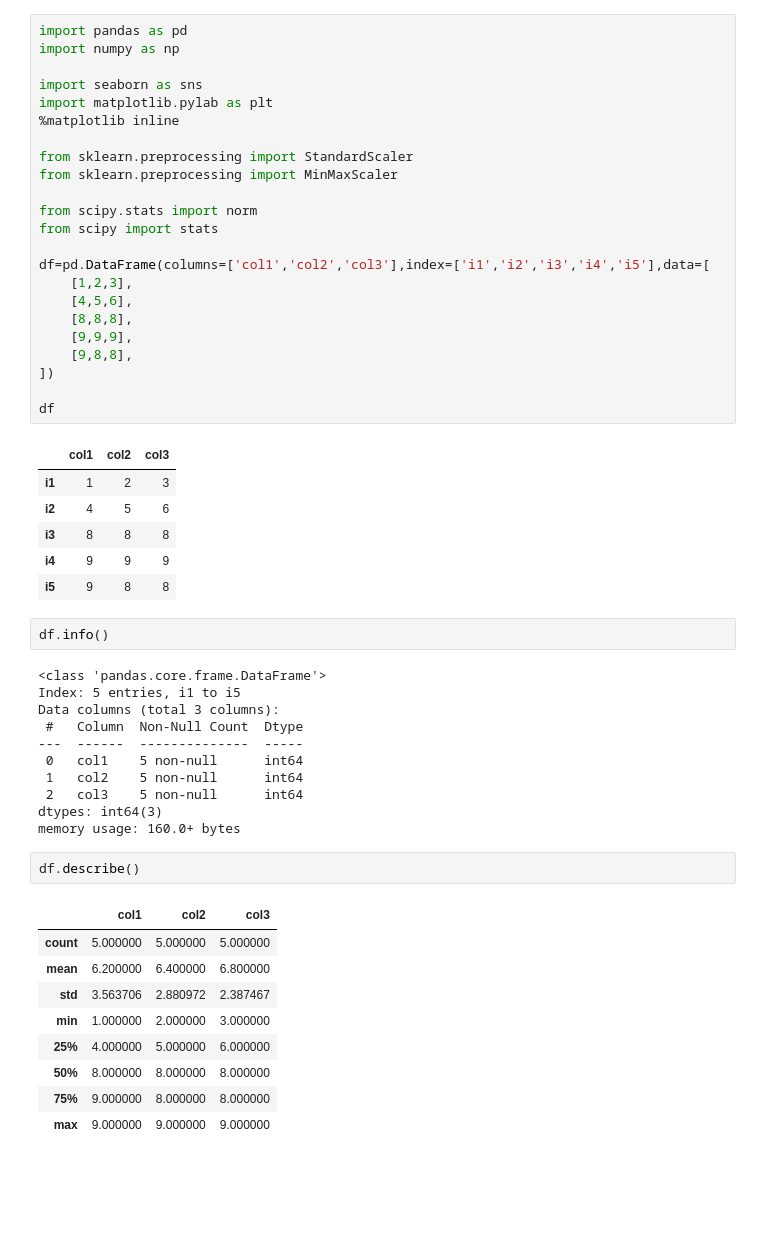
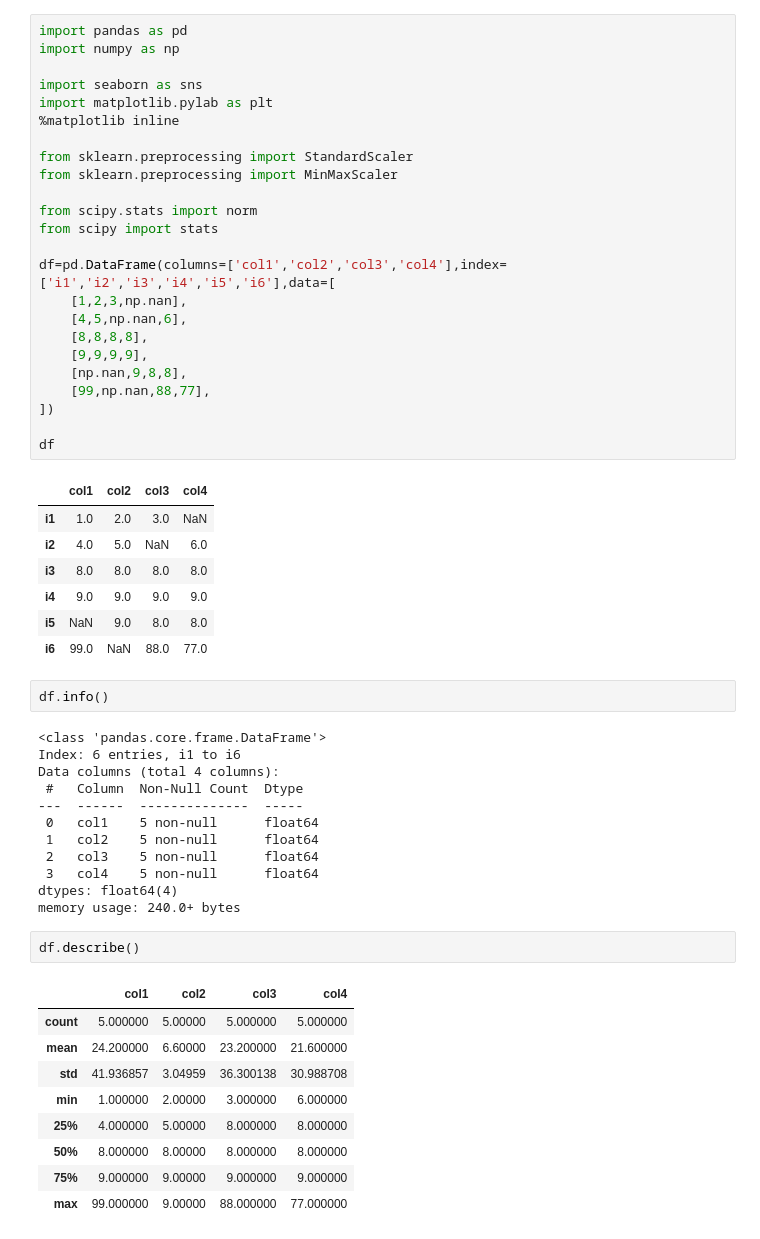
Before and after one commit to Fynn7/Machine-Learning, a Jupyter notebook: essential_note.ipynb, the cells around one changed output. Saved outputs shown, nothing was run; the diff lists cells and outputs as text; blank space fills up the shorter version.

```diff
--- a/essential_note.ipynb
+++ b/essential_note.ipynb
@@ -1,56 +10,59 @@
 # %%
 import pandas as pd
 import numpy as np
 
 import seaborn as sns
 import matplotlib.pylab as plt
 %matplotlib inline
 
 from sklearn.preprocessing import StandardScaler
 from sklearn.preprocessing import MinMaxScaler
 
 from scipy.stats import norm
 from scipy import stats
 
-df=pd.DataFrame(columns=['col1','col2','col3'],index=['i1','i2','i3','i4','i5'],data=[
-    [1,2,3],
-    [4,5,6],
-    [8,8,8],
-    [9,9,9],
-    [9,8,8],
+df=pd.DataFrame(columns=['col1','col2','col3','col4'],index=['i1','i2','i3','i4','i5','i6'],data=[
+    [1,2,3,np.nan],
+    [4,5,np.nan,6],
+    [8,8,8,8],
+    [9,9,9,9],
+    [np.nan,9,8,8],
+    [99,np.nan,88,77],
 ])
 
 df
 # %% [output]
-|  | col1 | col2 | col3 |
-| i1 | 1 | 2 | 3 |
-| i2 | 4 | 5 | 6 |
-| i3 | 8 | 8 | 8 |
-| i4 | 9 | 9 | 9 |
-| i5 | 9 | 8 | 8 |
+|  | col1 | col2 | col3 | col4 |
+| i1 | 1.0 | 2.0 | 3.0 | NaN |
+| i2 | 4.0 | 5.0 | NaN | 6.0 |
+| i3 | 8.0 | 8.0 | 8.0 | 8.0 |
+| i4 | 9.0 | 9.0 | 9.0 | 9.0 |
+| i5 | NaN | 9.0 | 8.0 | 8.0 |
+| i6 | 99.0 | NaN | 88.0 | 77.0 |
 # %%
 df.info()
 # %% [output]
 <class 'pandas.core.frame.DataFrame'>
-Index: 5 entries, i1 to i5
-Data columns (total 3 columns):
+Index: 6 entries, i1 to i6
+Data columns (total 4 columns):
  #   Column  Non-Null Count  Dtype
 ---  ------  --------------  -----
- 0   col1    5 non-null      int64
- 1   col2    5 non-null      int64
- 2   col3    5 non-null      int64
-dtypes: int64(3)
-memory usage: 160.0+ bytes
+ 0   col1    5 non-null      float64
+ 1   col2    5 non-null      float64
+ 2   col3    5 non-null      float64
+ 3   col4    5 non-null      float64
+dtypes: float64(4)
+memory usage: 240.0+ bytes
 # %%
 df.describe()
 # %% [output]
-|  | col1 | col2 | col3 |
-| count | 5.000000 | 5.000000 | 5.000000 |
-| mean | 6.200000 | 6.400000 | 6.800000 |
-| std | 3.563706 | 2.880972 | 2.387467 |
-| min | 1.000000 | 2.000000 | 3.000000 |
-| 25% | 4.000000 | 5.000000 | 6.000000 |
-| 50% | 8.000000 | 8.000000 | 8.000000 |
-| 75% | 9.000000 | 8.000000 | 8.000000 |
-| max | 9.000000 | 9.000000 | 9.000000 |
+|  | col1 | col2 | col3 | col4 |
+| count | 5.000000 | 5.00000 | 5.000000 | 5.000000 |
+| mean | 24.200000 | 6.60000 | 23.200000 | 21.600000 |
+| std | 41.936857 | 3.04959 | 36.300138 | 30.988708 |
+| min | 1.000000 | 2.00000 | 3.000000 | 6.000000 |
+| 25% | 4.000000 | 5.00000 | 8.000000 | 8.000000 |
+| 50% | 8.000000 | 8.00000 | 8.000000 | 8.000000 |
+| 75% | 9.000000 | 9.00000 | 9.000000 | 9.000000 |
+| max | 99.000000 | 9.00000 | 88.000000 | 77.000000 |
 # %%
```
Also changed, not shown: parts of 14 cells of this notebook, 2 other files.
